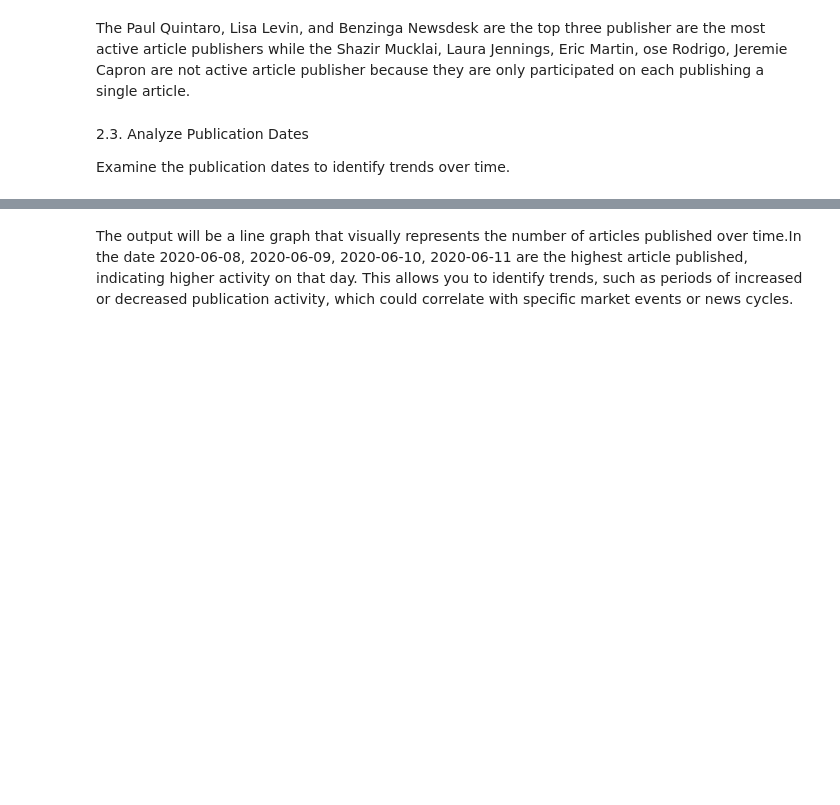
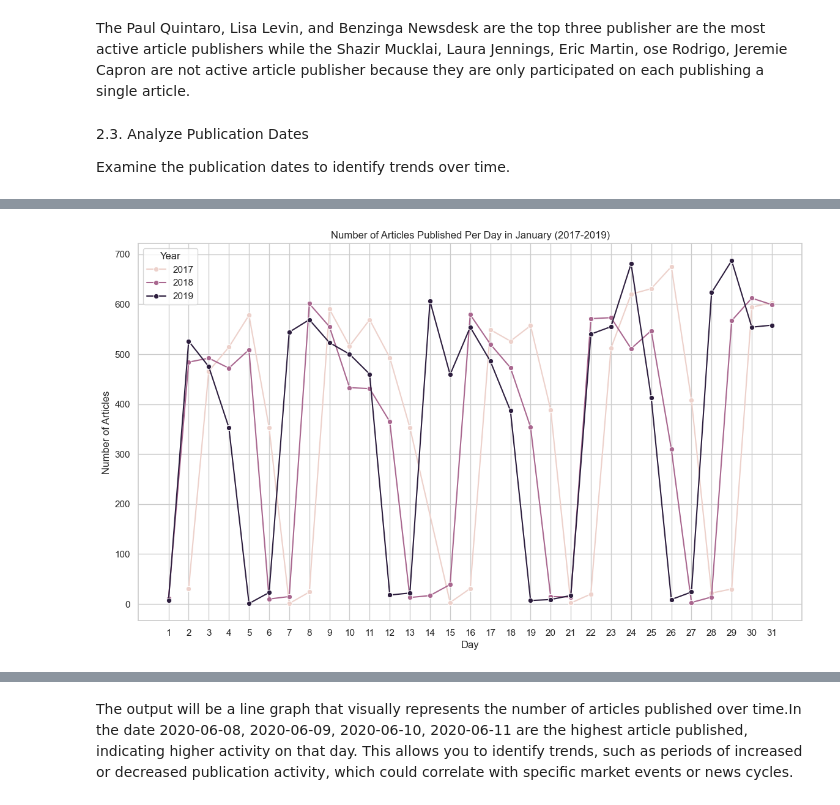
Before and after one commit to Getachew0557/Leveraging-AI-Techniques-for-Financial-News-Sentiment-Analysis-and-Stock-Prediction, a Jupyter notebook: notebooks/model.ipynb, the cells around one changed output, grey strips where cells are left out. Cells and saved outputs as stored; diff of their text form; code cells hidden in the pictures; blank space fills up the shorter version.

```diff
--- a/notebooks/model.ipynb
+++ b/notebooks/model.ipynb
@@ -292,0 +298,5 @@ plt.show()
+# %%
+# Filter data for January of 2017, 2018, and 2019
+eda.threeYrJanu(df)
+# %% [output]
+[figure, added]
```
Also changed, not shown: parts of 48 cells of this notebook, 5 other files.
